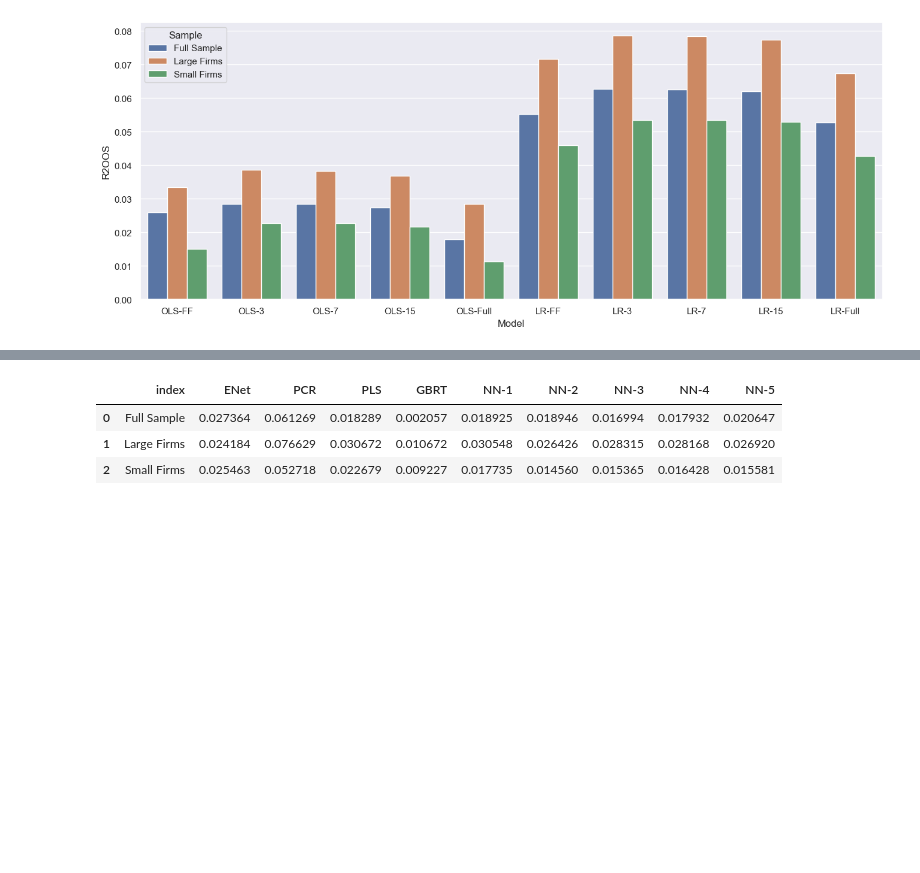
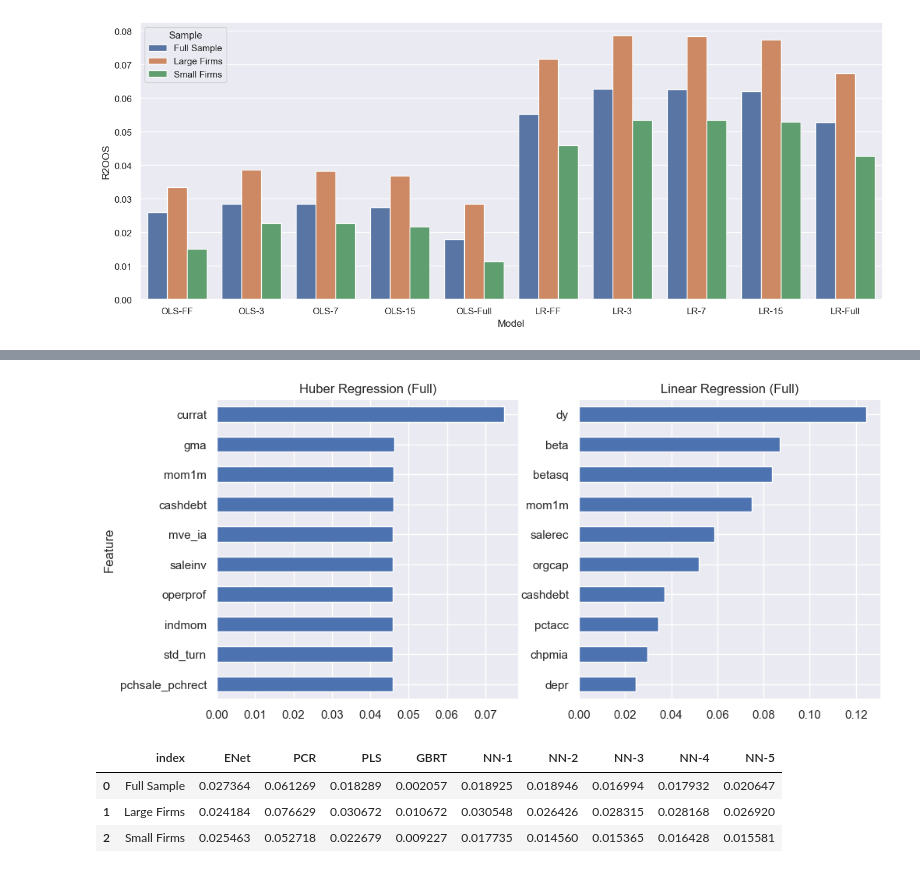
Before and after one commit to KidQuant/Taming-The-Factor-Zoo, a Jupyter notebook: 3_EDA.ipynb, the cells around one changed output, grey strips where cells are left out. Saved outputs shown, nothing was run; the diff lists cells and outputs as text; code cells hidden in the pictures; blank space fills up the shorter version.

```diff
--- a/3_EDA.ipynb
+++ b/3_EDA.ipynb
@@ -162,11 +216,12 @@ ols_var = pd.read_csv('var_imp_huber.csv')
 # %%
 fea_imp_lr = lm_var.sort_values(['var_imp', 'Feature'], ascending=[True, False]).iloc[-10:]
 fea_imp_ols = ols_var.sort_values(['var_imp', 'Feature'], ascending=[True, False]).iloc[-10:]
 fig, axes = plt.subplots(1, 2)
 fea_imp_lr.plot(kind='barh', x='Feature', y='var_imp', figsize=(7, 5), ax=axes[1], legend=None, title='Linear Regression (Full)', ylabel='')
 fea_imp_ols.plot(kind='barh', x='Feature', y='var_imp', figsize=(11, 5), ax=axes[0], legend=None, xlabel=None, title='Huber Regression (Full)')
-ax.legend('')
 plt.show()
+# %% [output]
+[figure, added]
 # %%
 r2oos_enet = pd.read_csv('r2_complex/r2_ENet_model.csv', index_col = "Unnamed: 0")
 r2oos_pcr = pd.read_csv('r2_complex/r2_PCR_model.csv', index_col = "Unnamed: 0")
```
Also changed, not shown: parts of 12 cells of this notebook.
